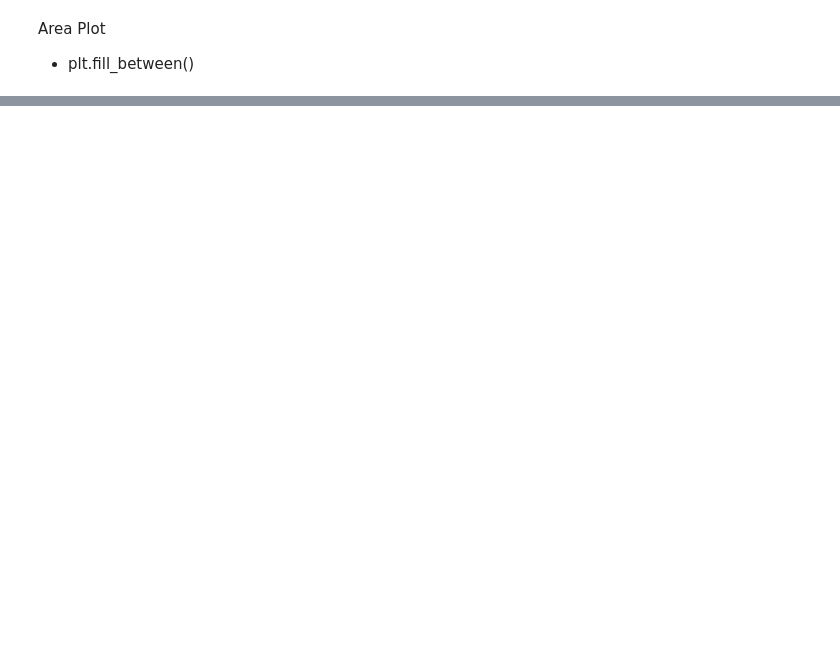
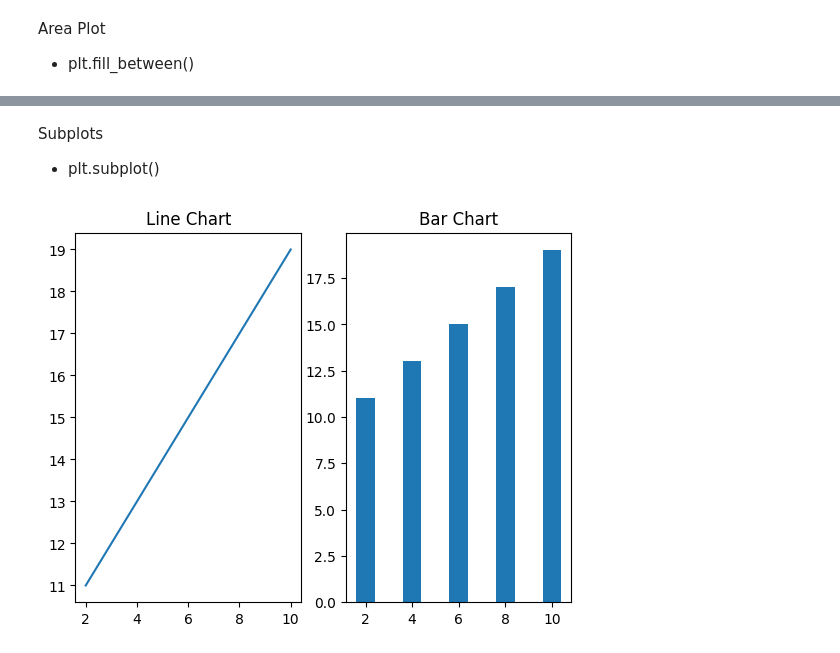
Before and after one commit to Chandni-R53/Data-Science-Fundamentals, a Jupyter notebook: matplotlib/matplotlib_basics.ipynb, the cells around one changed output, grey strips where cells are left out. Cells and saved outputs as stored; diff of their text form; code cells hidden in the pictures; blank space fills up the shorter version.

```diff
--- a/matplotlib/matplotlib_basics.ipynb
+++ b/matplotlib/matplotlib_basics.ipynb
@@ -94,0 +112,16 @@ Area Plot
+# %% [markdown]
+Subplots
+- plt.subplot()
+# %%
+#plt.subplot(rows,columns,index)
+X=[2,4,6,8,10]
+Y=[11,13,15,17,19]
+plt.subplot(1,2,1)#1 row, 2 column, 1st chart
+plt.plot(X,Y)
+plt.title('Line Chart')
+plt.subplot(1,2,2)#1 row, 2 column, 2nd chart
+plt.bar(X,Y)
+plt.title('Bar Chart')
+plt.show()
+# %% [output]
+[figure, added]
```
Also changed, not shown: parts of 6 cells of this notebook, 1 other file.
